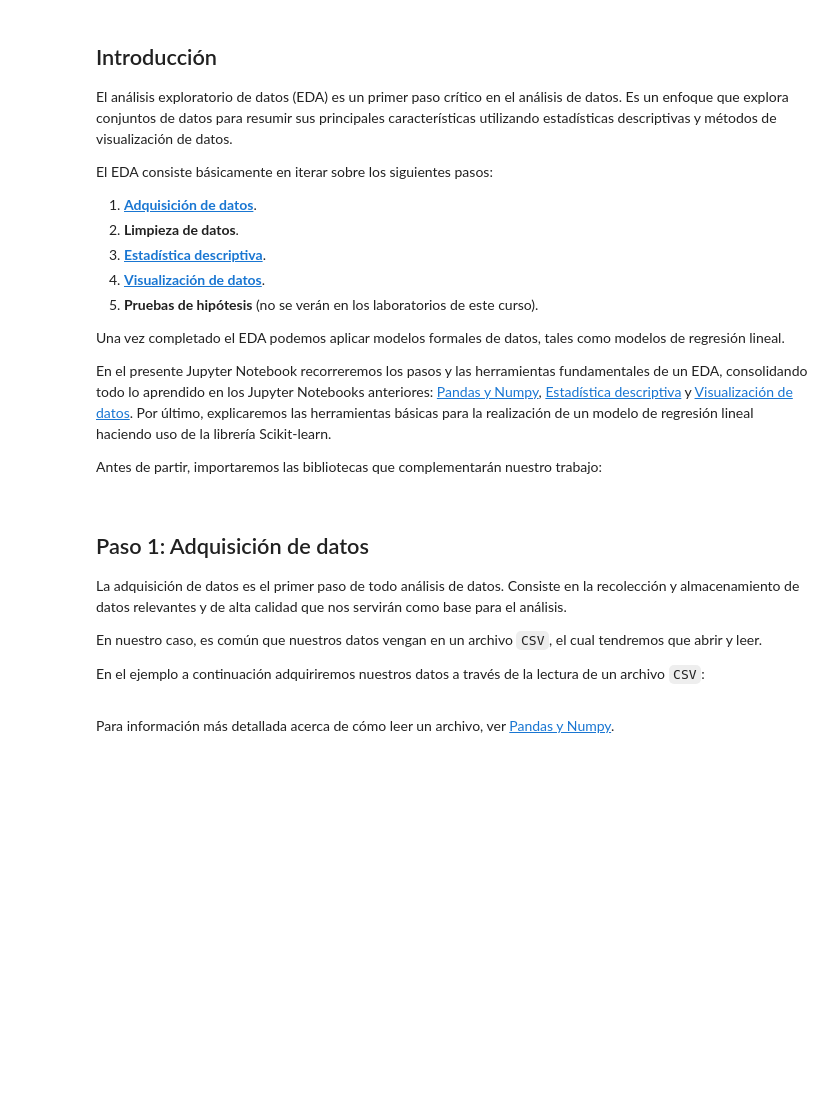
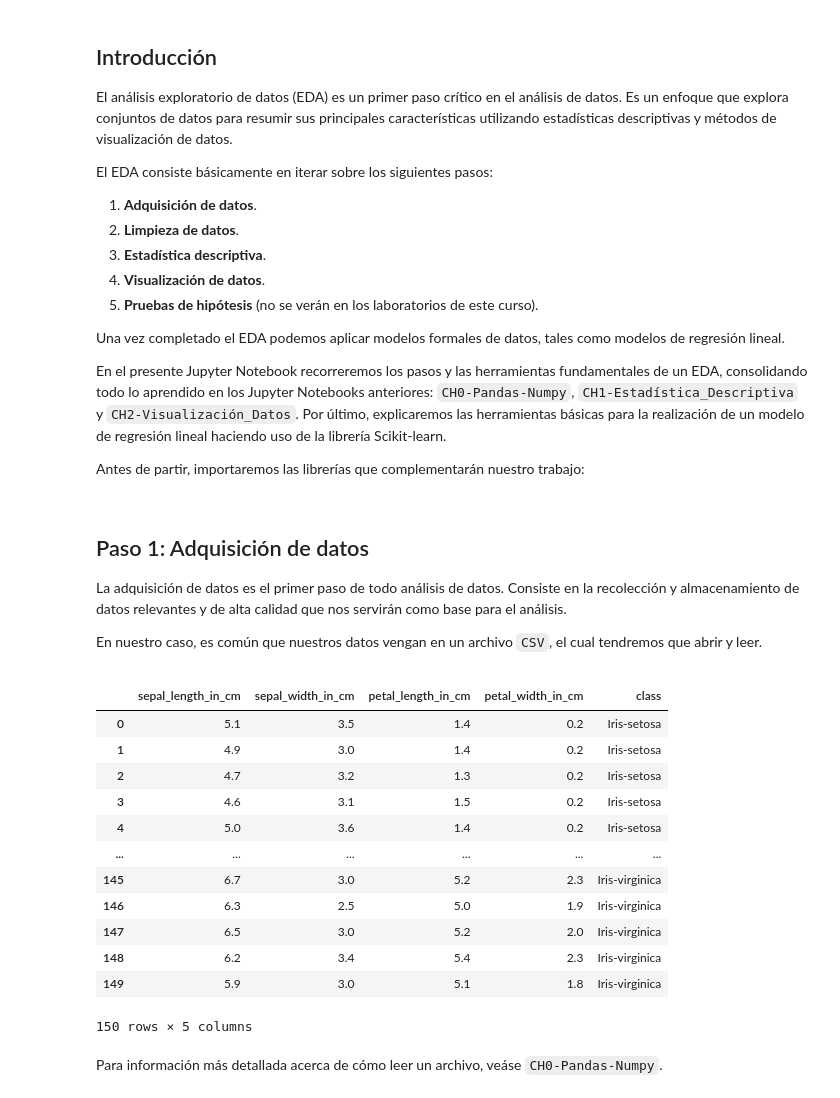
Before and after one commit to narmijoc/INF280-LEC, a Jupyter notebook: CH3-EDA.ipynb, the cells around one changed output. Drawn from its saved outputs; the diff is of its cells as text; code cells hidden in the pictures; blank space fills up the shorter version.

Commit message:
new content: CH2:Vis.Datos - CH3:EDA

```diff
--- a/CH3-EDA.ipynb
+++ b/CH3-EDA.ipynb
@@ -30,16 +34,15 @@ El análisis exploratorio de datos (EDA) es un primer paso crítico en el análi
 
 El EDA consiste básicamente en iterar sobre los siguientes pasos:
 
-1. [**Adquisición de datos**](https://github.com/narmijoc/INF280-LEC/blob/main/CH0-Pandas-NumPy.ipynb).
+1. **Adquisición de datos**.
 2. **Limpieza de datos**.
-3. [**Estadística descriptiva**](https://github.com/narmijoc/INF280-LEC/blob/main/CH1-Estad%C3%ADstica_Descriptiva.ipynb).
-4. [**Visualización de datos**](https://github.com/narmijoc/INF280-LEC/blob/main/CH2-Visualizaci%C3%B3n_Datos.ipynb).
+3. **Estadística descriptiva**.
+4. **Visualización de datos**.
 5. **Pruebas de hipótesis** (no se verán en los laboratorios de este curso).
 
 Una vez completado el EDA podemos aplicar modelos formales de datos, tales como modelos de regresión lineal.
 
-En el presente Jupyter Notebook recorreremos los pasos y las herramientas fundamentales de un EDA, consolidando todo lo aprendido en los Jupyter Notebooks anteriores: [Pandas y Numpy](https://github.com/narmijoc/INF280-LEC/blob/main/CH0-Pandas-NumPy.ipynb), [Estadística descriptiva](https://github.com/narmijoc/INF280-LEC/blob/main/CH1-Estad%C3%ADstica_Descriptiva.ipynb)
-y [Visualización de datos](https://github.com/narmijoc/INF280-LEC/blob/main/CH2-Visualizaci%C3%B3n_Datos.ipynb). Por último, explicaremos las herramientas básicas para la realización de un modelo de regresión lineal haciendo uso de la librería Scikit-learn.
+En el presente Jupyter Notebook recorreremos los pasos y las herramientas fundamentales de un EDA, consolidando todo lo aprendido en los Jupyter Notebooks anteriores: `CH0-Pandas-Numpy`, `CH1-Estadística_Descriptiva` y `CH2-Visualización_Datos`. Por último, explicaremos las herramientas básicas para la realización de un modelo de regresión lineal haciendo uso de la librería Scikit-learn.
 
-Antes de partir, importaremos las bibliotecas que complementarán nuestro trabajo:
+Antes de partir, importaremos las librerías que complementarán nuestro trabajo:
 # %%
@@ -54,13 +58,26 @@ import numpy as np
 La adquisición de datos es el primer paso de todo análisis de datos. Consiste en la recolección y almacenamiento de datos relevantes y de alta calidad que nos servirán como base para el análisis.
 
 En nuestro caso, es común que nuestros datos vengan en un archivo `CSV`, el cual tendremos que abrir y leer.
-
-En el ejemplo a continuación adquiriremos nuestros datos a través de la lectura de un archivo `CSV`:
 # %%
 # Leemos un archivo CSV
-df = pd.read_csv("https://archive.ics.uci.edu/ml/machine-learning-databases/iris/iris.data", names=["sepal_length_in_cm", "sepal_width_in_cm", "petal_length_in_cm", "petal_width_in_cm", "class", "columna con valores nulos"])
+df = pd.read_csv("https://archive.ics.uci.edu/ml/machine-learning-databases/iris/iris.data", names=["sepal_length_in_cm", "sepal_width_in_cm", "petal_length_in_cm", "petal_width_in_cm", "class"])
+df
+# %% [output]
+|  | sepal_length_in_cm | sepal_width_in_cm | petal_length_in_cm | petal_width_in_cm | class |
+| 0 | 5.1 | 3.5 | 1.4 | 0.2 | Iris-setosa |
+| 1 | 4.9 | 3.0 | 1.4 | 0.2 | Iris-setosa |
+| 2 | 4.7 | 3.2 | 1.3 | 0.2 | Iris-setosa |
+| 3 | 4.6 | 3.1 | 1.5 | 0.2 | Iris-setosa |
+| 4 | 5.0 | 3.6 | 1.4 | 0.2 | Iris-setosa |
+| ... | ... | ... | ... | ... | ... |
+| 145 | 6.7 | 3.0 | 5.2 | 2.3 | Iris-virginica |
+| 146 | 6.3 | 2.5 | 5.0 | 1.9 | Iris-virginica |
+| 147 | 6.5 | 3.0 | 5.2 | 2.0 | Iris-virginica |
+| 148 | 6.2 | 3.4 | 5.4 | 2.3 | Iris-virginica |
+| 149 | 5.9 | 3.0 | 5.1 | 1.8 | Iris-virginica |
+150 rows × 5 columns
 # %% [markdown]
-Para información más detallada acerca de cómo leer un archivo, ver [Pandas y Numpy](https://github.com/narmijoc/INF280-LEC/blob/main/CH0-Pandas-NumPy.ipynb).
+Para información más detallada acerca de cómo leer un archivo, veáse `CH0-Pandas-Numpy`.
 # %% [markdown]
 <div id='limpieza_datos'>
 
```
Also changed, not shown: parts of 29 cells of this notebook, 1 other file.
